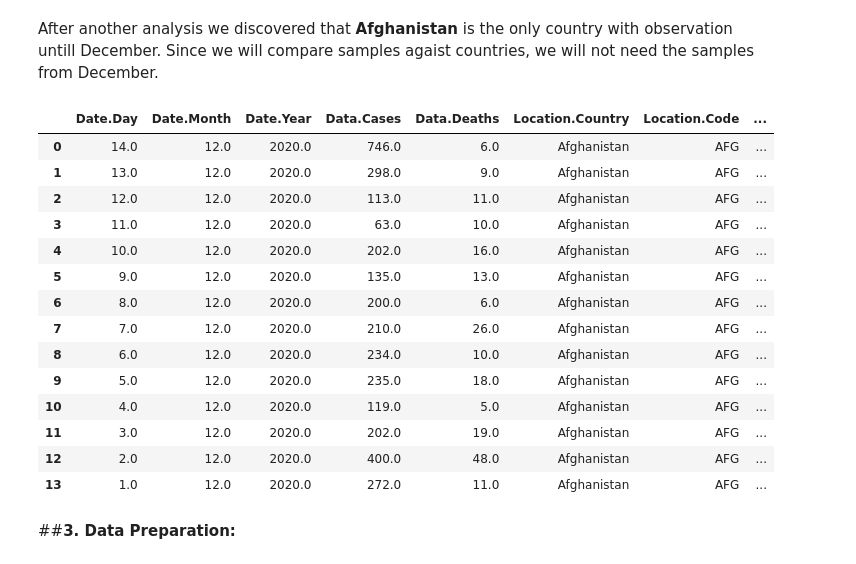
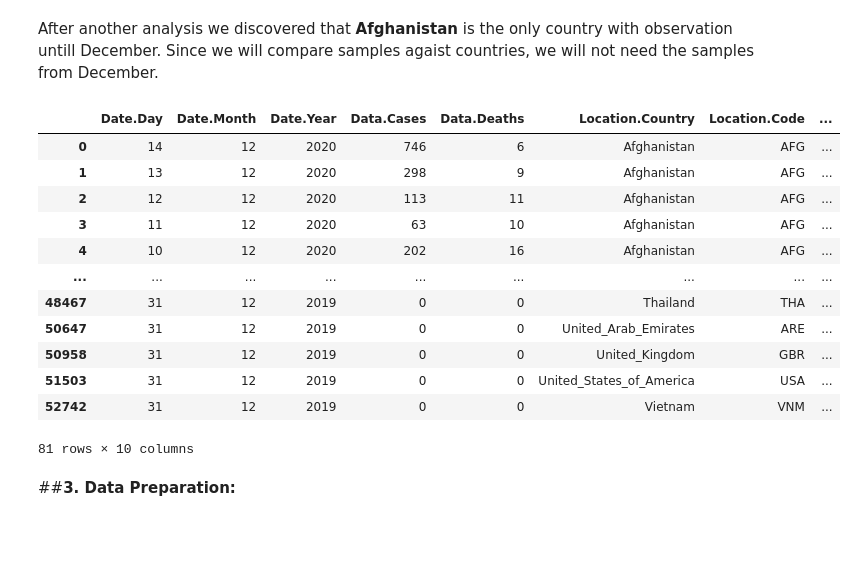
Before and after one commit to raulFuzita/cct_data_visualisation_communication, a Jupyter notebook: DVC_CA_Marina.ipynb, the cells around one changed output. Drawn from its saved outputs; the diff is of its cells as text; code cells hidden in the pictures; blank space fills up the shorter version.

```diff
--- a/DVC_CA_Marina.ipynb
+++ b/DVC_CA_Marina.ipynb
@@ -72,6 +90,11 @@ import calendar
 # %%
 # Importing the data set in CSV format and storing it in a object. DF stands for Data Frame.
 df = pd.read_csv("https://corgis-edu.github.io/corgis/datasets/csv/covid/covid.csv")
+# %%
+dct = dc.Dictionary()
+dct.add_keys(df.columns.to_list()+['Date'])
+newkeys = ['Day', 'Month', 'Year', 'Cases', 'Deaths', 'Country', 'Code', 'Population', 'Continent', 'Rate']
+dct.update_keys(newkeys)
 # %% [markdown]
 ####**Data Size:**
 We have decided to verify the data size to make sure we meet the requirements of our investigations, as well as to verify that our dataset is large enough to draw accurate conclusions.
@@ -259,23 +278,21 @@ cases_deaths_2019
 # %% [markdown]
 After another analysis we discovered that **Afghanistan** is the only country with observation untill December. Since we will compare samples agaist countries, we will not need the samples from December.
 # %%
-df[df['Date.Month'] == 12]
+df[df[dct.Month] == 12]
 # %% [output]
 |  | Date.Day | Date.Month | Date.Year | Data.Cases | Data.Deaths | Location.Country | Location.Code | ... |
-| 0 | 14.0 | 12.0 | 2020.0 | 746.0 | 6.0 | Afghanistan | AFG | ... |
-| 1 | 13.0 | 12.0 | 2020.0 | 298.0 | 9.0 | Afghanistan | AFG | ... |
-| 2 | 12.0 | 12.0 | 2020.0 | 113.0 | 11.0 | Afghanistan | AFG | ... |
-| 3 | 11.0 | 12.0 | 2020.0 | 63.0 | 10.0 | Afghanistan | AFG | ... |
-| 4 | 10.0 | 12.0 | 2020.0 | 202.0 | 16.0 | Afghanistan | AFG | ... |
-| 5 | 9.0 | 12.0 | 2020.0 | 135.0 | 13.0 | Afghanistan | AFG | ... |
-| 6 | 8.0 | 12.0 | 2020.0 | 200.0 | 6.0 | Afghanistan | AFG | ... |
-| 7 | 7.0 | 12.0 | 2020.0 | 210.0 | 26.0 | Afghanistan | AFG | ... |
-| 8 | 6.0 | 12.0 | 2020.0 | 234.0 | 10.0 | Afghanistan | AFG | ... |
-| 9 | 5.0 | 12.0 | 2020.0 | 235.0 | 18.0 | Afghanistan | AFG | ... |
-| 10 | 4.0 | 12.0 | 2020.0 | 119.0 | 5.0 | Afghanistan | AFG | ... |
-| 11 | 3.0 | 12.0 | 2020.0 | 202.0 | 19.0 | Afghanistan | AFG | ... |
-| 12 | 2.0 | 12.0 | 2020.0 | 400.0 | 48.0 | Afghanistan | AFG | ... |
-| 13 | 1.0 | 12.0 | 2020.0 | 272.0 | 11.0 | Afghanistan | AFG | ... |
+| 0 | 14 | 12 | 2020 | 746 | 6 | Afghanistan | AFG | ... |
+| 1 | 13 | 12 | 2020 | 298 | 9 | Afghanistan | AFG | ... |
+| 2 | 12 | 12 | 2020 | 113 | 11 | Afghanistan | AFG | ... |
+| 3 | 11 | 12 | 2020 | 63 | 10 | Afghanistan | AFG | ... |
+| 4 | 10 | 12 | 2020 | 202 | 16 | Afghanistan | AFG | ... |
+| ... | ... | ... | ... | ... | ... | ... | ... | ... |
+| 48467 | 31 | 12 | 2019 | 0 | 0 | Thailand | THA | ... |
+| 50647 | 31 | 12 | 2019 | 0 | 0 | United_Arab_Emirates | ARE | ... |
+| 50958 | 31 | 12 | 2019 | 0 | 0 | United_Kingdom | GBR | ... |
+| 51503 | 31 | 12 | 2019 | 0 | 0 | United_States_of_America | USA | ... |
+| 52742 | 31 | 12 | 2019 | 0 | 0 | Vietnam | VNM | ... |
+81 rows × 10 columns
 # %% [markdown]
 ##**3. Data Preparation:**
 # %% [markdown]
```
Also changed, not shown: parts of 30 cells of this notebook.
